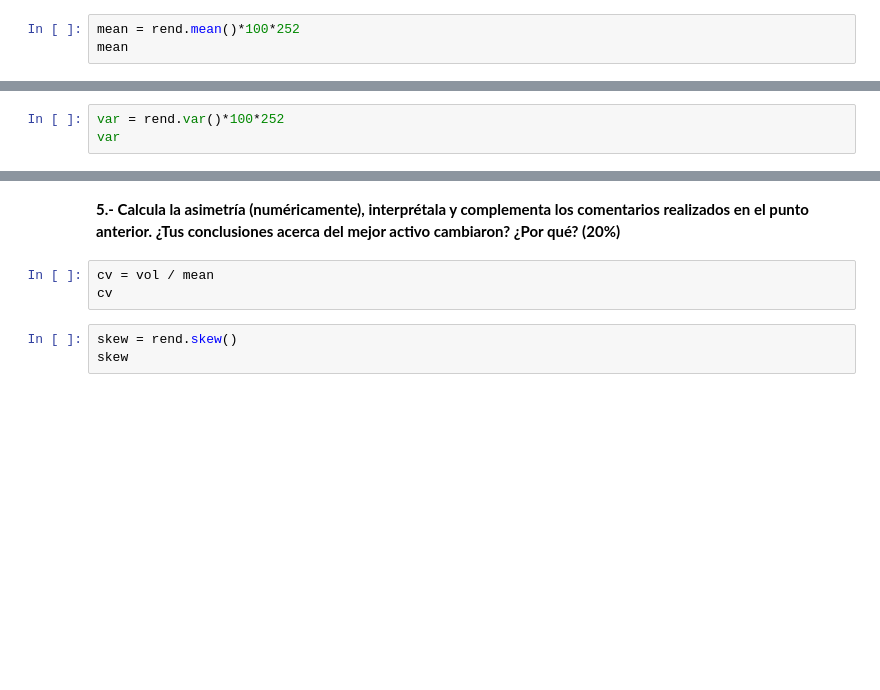
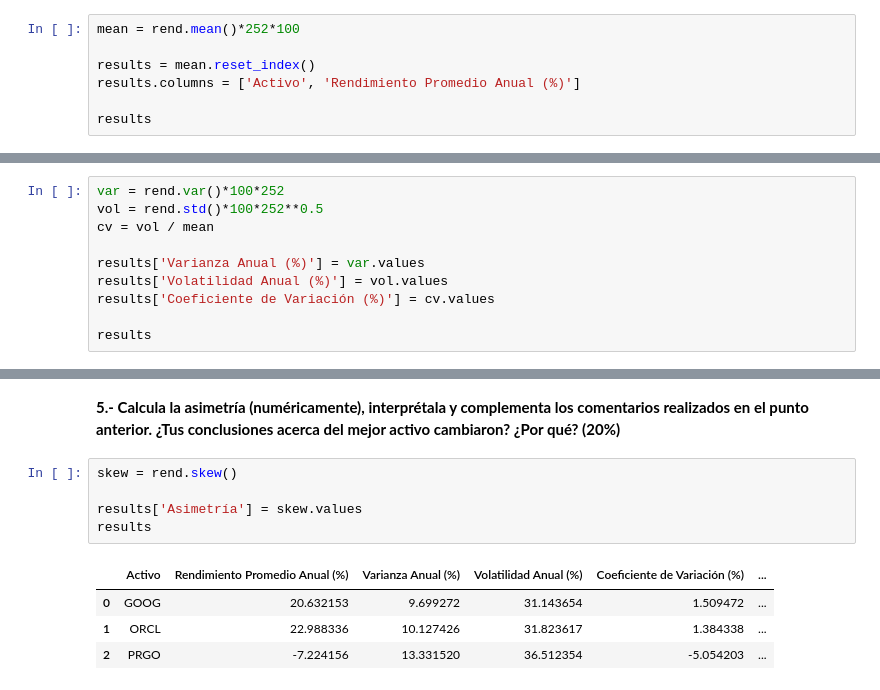
Before and after one commit to Alastor1562/PORTAFOLIOS_2025, a Jupyter notebook: Tareas/T1_Rendimientos.ipynb, the cells around one changed output, grey strips where cells are left out. Drawn from its saved outputs; the diff is of its cells as text; blank space fills up the shorter version.

```diff
--- a/Tareas/T1_Rendimientos.ipynb
+++ b/Tareas/T1_Rendimientos.ipynb
@@ -50,5 +96,9 @@ plt.show()
 # %% [markdown]
 **3.- Calcula el rendimiento promedio anual para los tres activos e interprétalos. (10%)**
 # %%
-mean = rend.mean()*100*252
-mean
+mean = rend.mean()*252*100
+
+results = mean.reset_index()
+results.columns = ['Activo', 'Rendimiento Promedio Anual (%)']
+
+results
@@ -56,4 +115,11 @@ mean
 **4.- Calcula el riesgo (varianza y volatilidad) anual para los tres activos. Tomando en cuenta el rendimiento y el riesgo de cada activo, interpreta, compara y responde ¿Qué activo es mejor? ¿Por qué? (30%)**
 # %%
 var = rend.var()*100*252
-var
+vol = rend.std()*100*252**0.5
+cv = vol / mean
+
+results['Varianza Anual (%)'] = var.values
+results['Volatilidad Anual (%)'] = vol.values
+results['Coeficiente de Variación (%)'] = cv.values
+
+results
@@ -63,8 +137,12 @@ vol
 # %% [markdown]
 **5.- Calcula la asimetría (numéricamente), interprétala y complementa los comentarios realizados en el punto anterior. ¿Tus conclusiones acerca del mejor activo cambiaron? ¿Por qué? (20%)**
-# %%
-cv = vol / mean
-cv
 # %%
 skew = rend.skew()
-skew
+
+results['Asimetría'] = skew.values
+results
+# %% [output]
+|  | Activo | Rendimiento Promedio Anual (%) | Varianza Anual (%) | Volatilidad Anual (%) | Coeficiente de Variación (%) | ... |
+| 0 | GOOG | 20.632153 | 9.699272 | 31.143654 | 1.509472 | ... |
+| 1 | ORCL | 22.988336 | 10.127426 | 31.823617 | 1.384338 | ... |
+| 2 | PRGO | -7.224156 | 13.331520 | 36.512354 | -5.054203 | ... |
```
Also changed, not shown: parts of 9 cells of this notebook.
